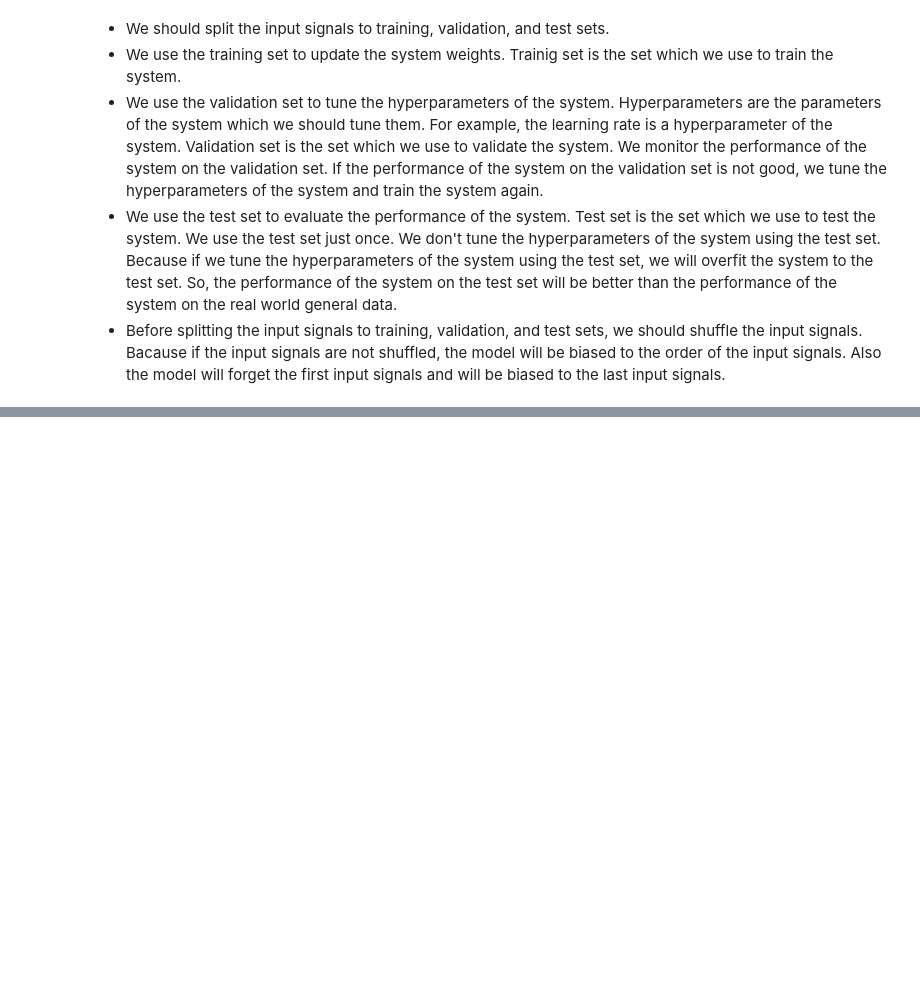
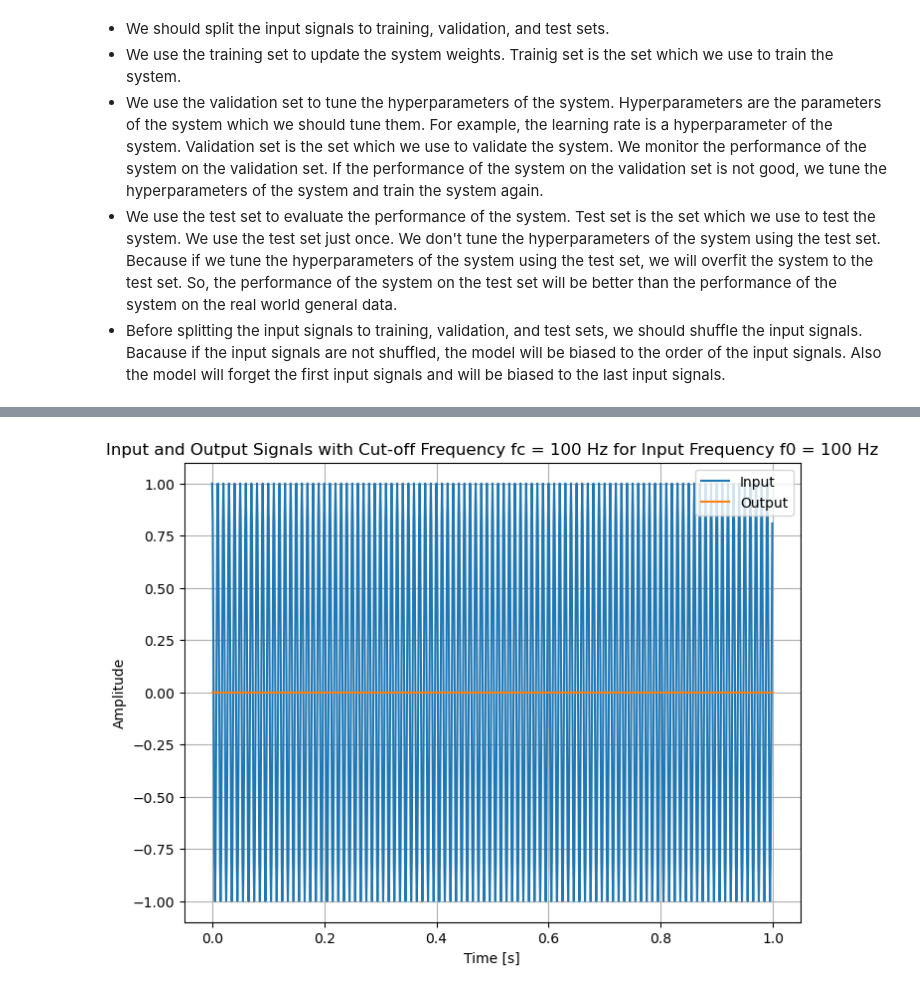
Before and after one commit to ErfanRasti/digital-signal-processing-lab, a Jupyter notebook: DigitalFilterDesign/DigitalFilterDesingUsingDeepLearning.ipynb, the cells around one changed output, grey strips where cells are left out. Drawn from its saved outputs; the diff is of its cells as text; code cells hidden in the pictures; blank space fills up the shorter version.

```diff
--- a/DigitalFilterDesign/DigitalFilterDesingUsingDeepLearning.ipynb
+++ b/DigitalFilterDesign/DigitalFilterDesingUsingDeepLearning.ipynb
@@ -123,0 +183,12 @@ system.
+# %%
+fig = plt.figure(num='Test the generate_sine_data function', figsize=(8, 6))
+plt.plot(t, X[100, :], label='Input')
+plt.plot(t, Y[100, :], label='Output')
+plt.xlabel('Time [s]')
+plt.ylabel('Amplitude')
+plt.title('Input and Output Signals with Cut-off Frequency fc = 100 Hz for Input Frequency f0 = 100 Hz')
+plt.legend()
+plt.grid()
+plt.show()
+# %% [output]
+[figure, added]
```
Also changed, not shown: parts of 5 cells of this notebook.
